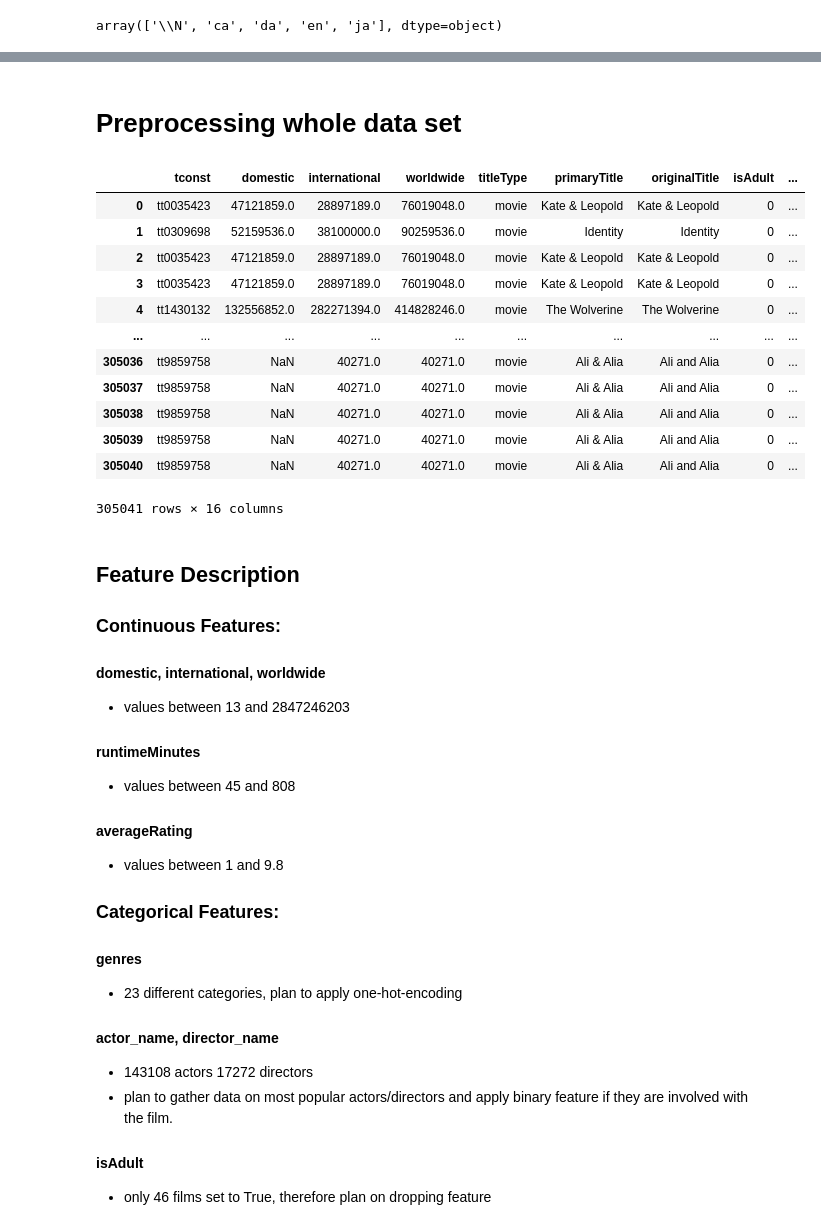
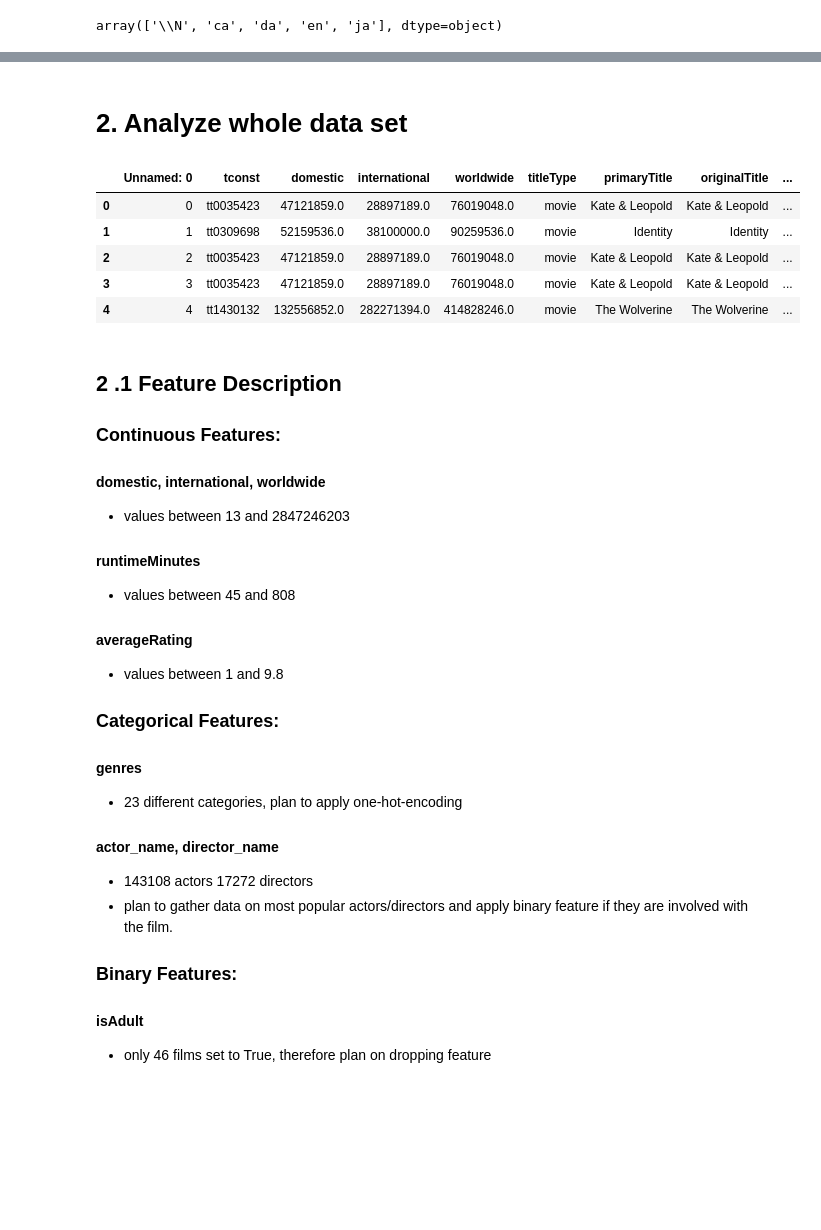
Before and after one commit to moerfii/BigDataAnalytics, a Jupyter notebook: BigDataAnalytics.ipynb, the cells around one changed output, grey strips where cells are left out. Cells and saved outputs as stored; diff of their text form; code cells hidden in the pictures; blank space fills up the shorter version.

```diff
--- a/BigDataAnalytics.ipynb
+++ b/BigDataAnalytics.ipynb
@@ -314,25 +282,17 @@ df
 # %% [markdown]
-# Preprocessing whole data set
+# 2. Analyze whole data set
 # %%
 df = pd.read_csv("data/allData.csv")
-df.drop('Unnamed: 0', axis=1,inplace=True)
-df
+df.head()
 # %% [output]
-|  | tconst | domestic | international | worldwide | titleType | primaryTitle | originalTitle | isAdult | ... |
-| 0 | tt0035423 | 47121859.0 | 28897189.0 | 76019048.0 | movie | Kate & Leopold | Kate & Leopold | 0 | ... |
-| 1 | tt0309698 | 52159536.0 | 38100000.0 | 90259536.0 | movie | Identity | Identity | 0 | ... |
-| 2 | tt0035423 | 47121859.0 | 28897189.0 | 76019048.0 | movie | Kate & Leopold | Kate & Leopold | 0 | ... |
-| 3 | tt0035423 | 47121859.0 | 28897189.0 | 76019048.0 | movie | Kate & Leopold | Kate & Leopold | 0 | ... |
-| 4 | tt1430132 | 132556852.0 | 282271394.0 | 414828246.0 | movie | The Wolverine | The Wolverine | 0 | ... |
-| ... | ... | ... | ... | ... | ... | ... | ... | ... | ... |
-| 305036 | tt9859758 | NaN | 40271.0 | 40271.0 | movie | Ali & Alia | Ali and Alia | 0 | ... |
-| 305037 | tt9859758 | NaN | 40271.0 | 40271.0 | movie | Ali & Alia | Ali and Alia | 0 | ... |
-| 305038 | tt9859758 | NaN | 40271.0 | 40271.0 | movie | Ali & Alia | Ali and Alia | 0 | ... |
-| 305039 | tt9859758 | NaN | 40271.0 | 40271.0 | movie | Ali & Alia | Ali and Alia | 0 | ... |
-| 305040 | tt9859758 | NaN | 40271.0 | 40271.0 | movie | Ali & Alia | Ali and Alia | 0 | ... |
+|  | Unnamed: 0 | tconst | domestic | international | worldwide | titleType | primaryTitle | originalTitle | ... |
+| 0 | 0 | tt0035423 | 47121859.0 | 28897189.0 | 76019048.0 | movie | Kate & Leopold | Kate & Leopold | ... |
+| 1 | 1 | tt0309698 | 52159536.0 | 38100000.0 | 90259536.0 | movie | Identity | Identity | ... |
+| 2 | 2 | tt0035423 | 47121859.0 | 28897189.0 | 76019048.0 | movie | Kate & Leopold | Kate & Leopold | ... |
+| 3 | 3 | tt0035423 | 47121859.0 | 28897189.0 | 76019048.0 | movie | Kate & Leopold | Kate & Leopold | ... |
+| 4 | 4 | tt1430132 | 132556852.0 | 282271394.0 | 414828246.0 | movie | The Wolverine | The Wolverine | ... |
-305041 rows × 16 columns
 # %% [markdown]
-## Feature Description
+## 2 .1 Feature Description
 ### Continuous Features:
 #### domestic, international, worldwide
 - values between 13 and 2847246203
@@ -351,5 +311,6 @@ df
 - 143108 actors 17272 directors
 - plan to gather data on most popular actors/directors and apply binary feature if they are involved with the film.
 
+### Binary Features:
 #### isAdult
 - only 46 films set to True, therefore plan on dropping feature
```
Also changed, not shown: parts of 119 cells of this notebook.
